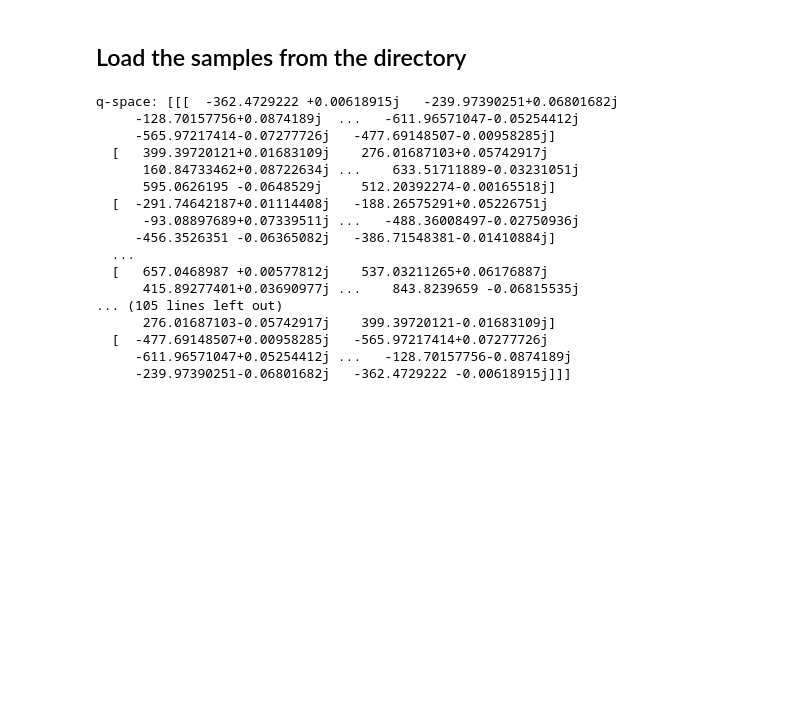
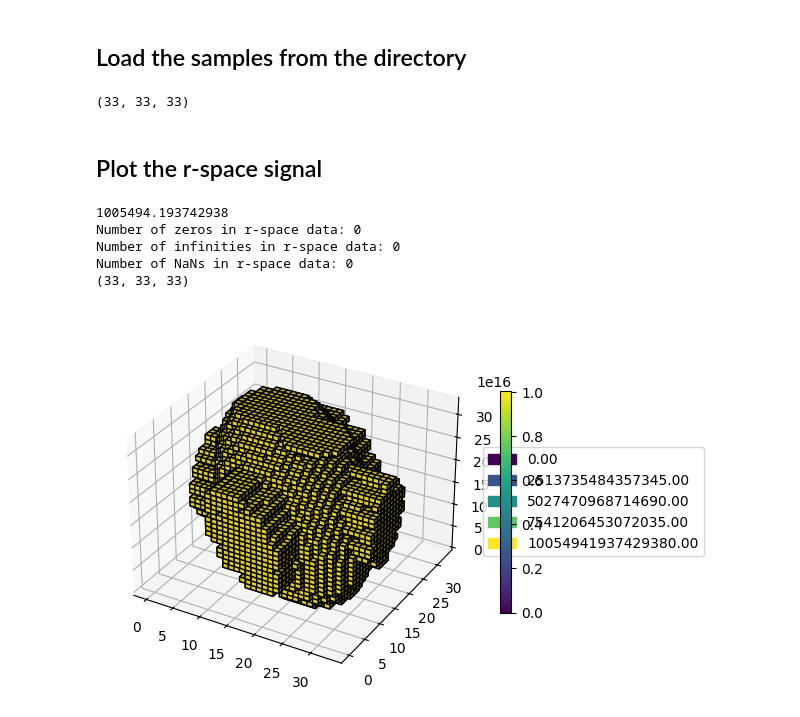
Before and after one commit to Project-THI/project_medbg, a Jupyter notebook: diffusion_test.ipynb, the cells around one changed output. Cells and saved outputs as stored; diff of their text form; code cells hidden in the pictures; blank space fills up the shorter version.

Commit message:
debuggin/visualization

```diff
--- a/diffusion_test.ipynb
+++ b/diffusion_test.ipynb
@@ -24,22 +35,55 @@ samples = generate_samples(save_dir, n_samples, simsize, bmax, bigDelta, smallDe
 ## Load the samples from the directory
 # %%
 x = data_loader('data')
-print(f'q-space: {x[0][0]}')
+print(x[0][0].shape)
 # %% [output]
-q-space: [[[  -362.4729222 +0.00618915j   -239.97390251+0.06801682j
-     -128.70157756+0.0874189j  ...   -611.96571047-0.05254412j
-     -565.97217414-0.07277726j   -477.69148507-0.00958285j]
-  [   399.39720121+0.01683109j    276.01687103+0.05742917j
-      160.84733462+0.08722634j ...    633.51711889-0.03231051j
-      595.0626195 -0.0648529j     512.20392274-0.00165518j]
-  [  -291.74642187+0.01114408j   -188.26575291+0.05226751j
-      -93.08897689+0.07339511j ...   -488.36008497-0.02750936j
-     -456.3526351 -0.06365082j   -386.71548381-0.01410884j]
-  ...
-  [   657.0468987 +0.00577812j    537.03211265+0.06176887j
-      415.89277401+0.03690977j ...    843.8239659 -0.06815535j
-... (105 lines left out)
-      276.01687103-0.05742917j    399.39720121-0.01683109j]
-  [  -477.69148507+0.00958285j   -565.97217414+0.07277726j
-     -611.96571047+0.05254412j ...   -128.70157756-0.0874189j
-     -239.97390251-0.06801682j   -362.4729222 -0.00618915j]]]
+(33, 33, 33)
+# %% [markdown]
+## Plot the r-space signal
+# %%
+import numpy as np
+import matplotlib.pyplot as plt
+from matplotlib.patches import Patch
+from matplotlib.colors import Normalize
+from mpl_toolkits.mplot3d import Axes3D
+
+# Assuming 'rspace' is a 33x33x33 numpy array containing the r-space data
+# An example random r-space data for illustration
+rspace = x[3][0]
+th = np.max(rspace)*1e-10
+print(th)
+
+# Create np array where values are 1 if rspace > th, 0 otherwise
+fill = np.zeros(rspace.shape)
+fill[rspace > th] = 1
+
+# Count number of zeros in the r-space data
+print(f'Number of zeros in r-space data: {np.sum(rspace == 0)}')
+print(f'Number of infinities in r-space data: {np.sum(np.isinf(rspace))}')
+print(f'Number of NaNs in r-space data: {np.sum(np.isnan(rspace))}')
+print(rspace.shape)
+
+# Plot the r-space data
+norm = Normalize(vmin=rspace.min(), vmax=rspace.max())
+fig = plt.figure()
+ax = fig.add_subplot(111, projection='3d')
+ax.voxels(filled=fill, facecolors=plt.cm.viridis(rspace), edgecolors='k')
+
+# Create a colorbar with the viridis colormap
+mappable = plt.cm.ScalarMappable(norm=norm, cmap=plt.cm.viridis)
+mappable.set_array([])
+plt.colorbar(mappable, ax=ax, shrink=0.6)
+
+# Create legend patches
+legend_patches = [Patch(color=plt.cm.viridis(norm(value)), label=f'{value:.2f}') for value in np.linspace(rspace.min(), rspace.max(), num=5)]
+# Add legend to plot
+plt.legend(handles=legend_patches, loc='center left', bbox_to_anchor=(1, 0.5))
+
+plt.show()
+# %% [output]
+1005494.193742938
+Number of zeros in r-space data: 0
+Number of infinities in r-space data: 0
+Number of NaNs in r-space data: 0
+(33, 33, 33)
+[figure, added]
```
Also changed, not shown: parts of 2 cells of this notebook, 18 other files.
